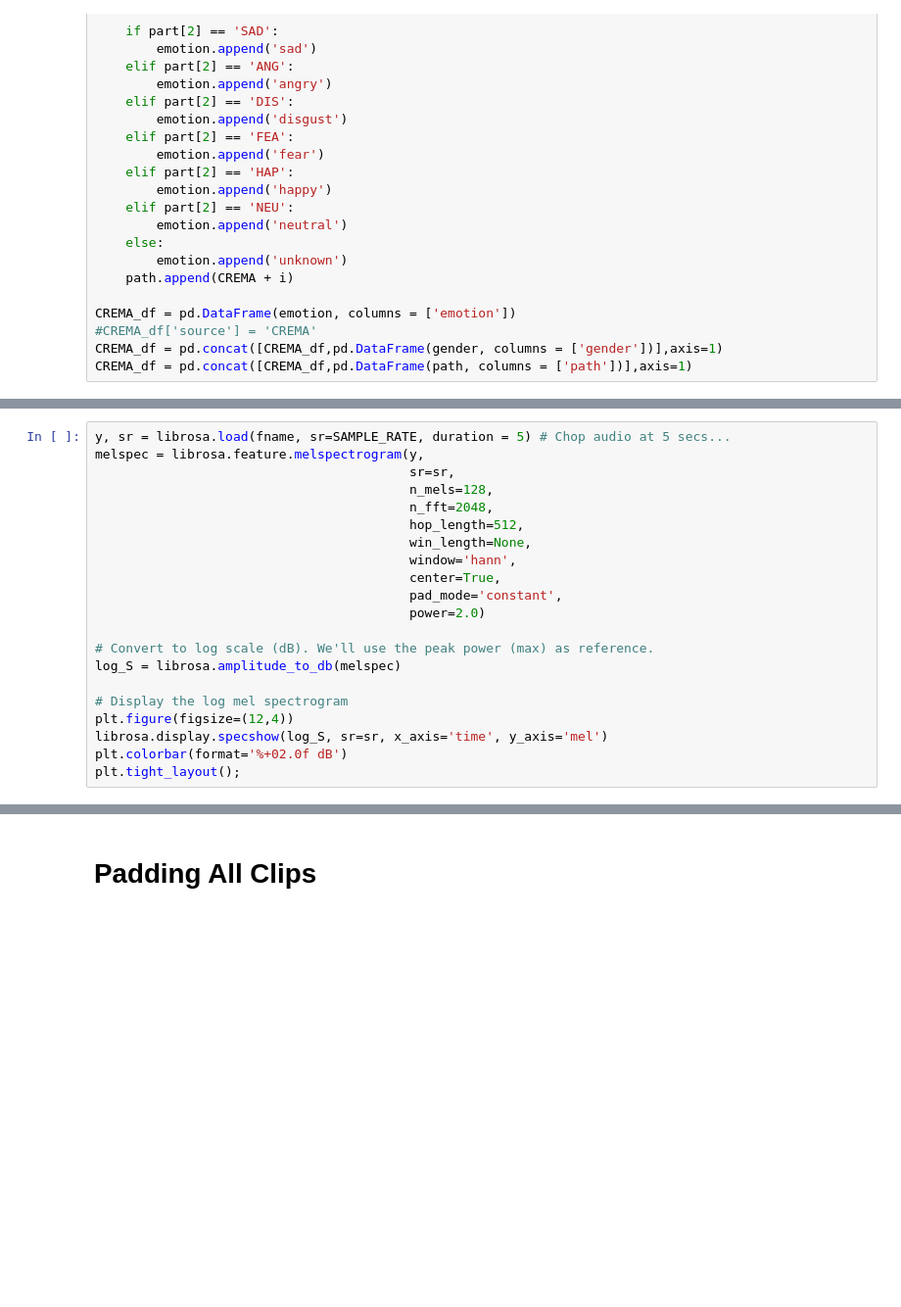
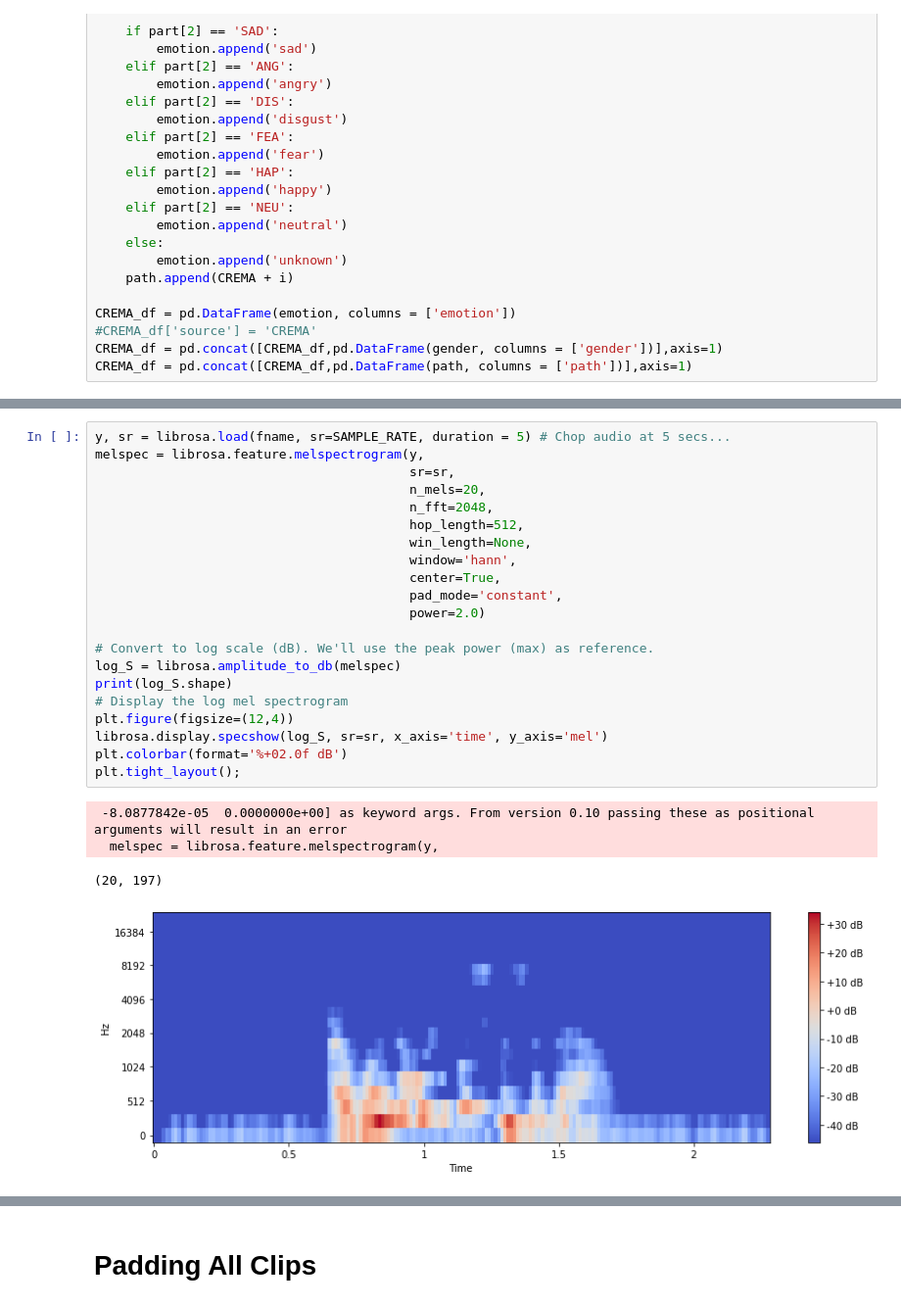
Before and after one commit to geowilso/speech-emotion-recognition, a Jupyter notebook: notebooks/george_mfccs.ipynb, the cells around one changed output, grey strips where cells are left out. Shown at 98% size. Saved outputs shown, nothing was run; the diff lists cells and outputs as text; blank space fills up the shorter version.

```diff
--- a/notebooks/george_mfccs.ipynb
+++ b/notebooks/george_mfccs.ipynb
@@ -144,23 +182,28 @@ mfcc.shape
 # %%
 y, sr = librosa.load(fname, sr=SAMPLE_RATE, duration = 5) # Chop audio at 5 secs...
 melspec = librosa.feature.melspectrogram(y,
                                          sr=sr,
-                                         n_mels=128,
+                                         n_mels=20,
                                          n_fft=2048,
                                          hop_length=512,
                                          win_length=None,
                                          window='hann',
                                          center=True,
                                          pad_mode='constant',
                                          power=2.0)
 
 # Convert to log scale (dB). We'll use the peak power (max) as reference.
 log_S = librosa.amplitude_to_db(melspec)
-
+print(log_S.shape)
 # Display the log mel spectrogram
 plt.figure(figsize=(12,4))
 librosa.display.specshow(log_S, sr=sr, x_axis='time', y_axis='mel')
 plt.colorbar(format='%+02.0f dB')
 plt.tight_layout();
+# %% [output]
+ -8.0877842e-05  0.0000000e+00] as keyword args. From version 0.10 passing these as positional arguments will result in an error
+  melspec = librosa.feature.melspectrogram(y,
+(20, 197)
+[figure, added]
 # %%
 log_S.shape
```
Also changed, not shown: parts of 51 cells of this notebook, 1 other file.
